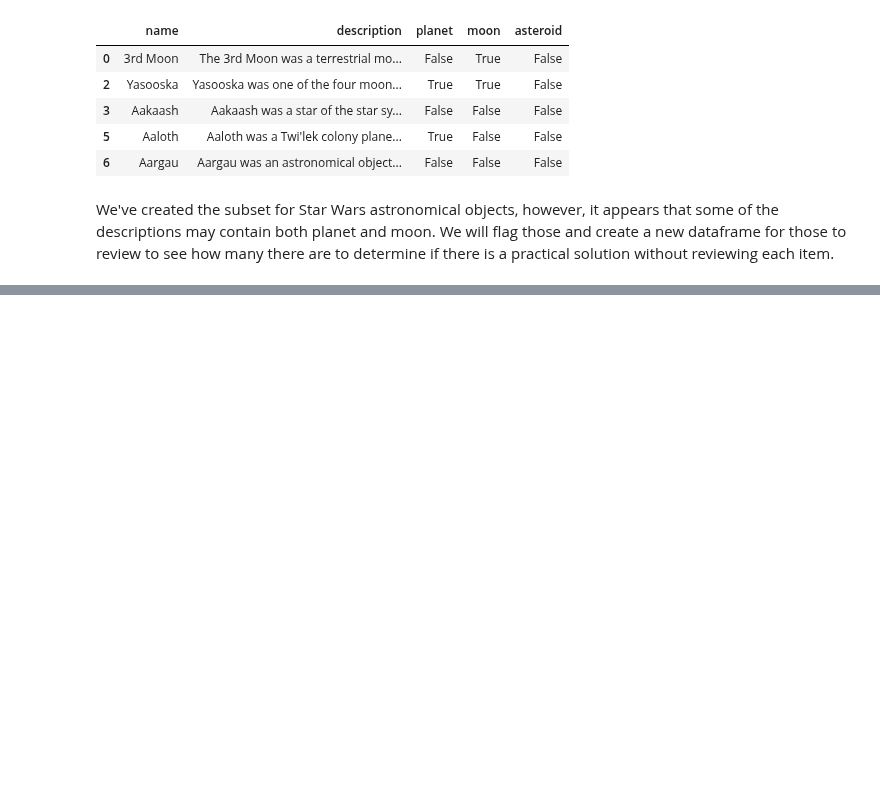
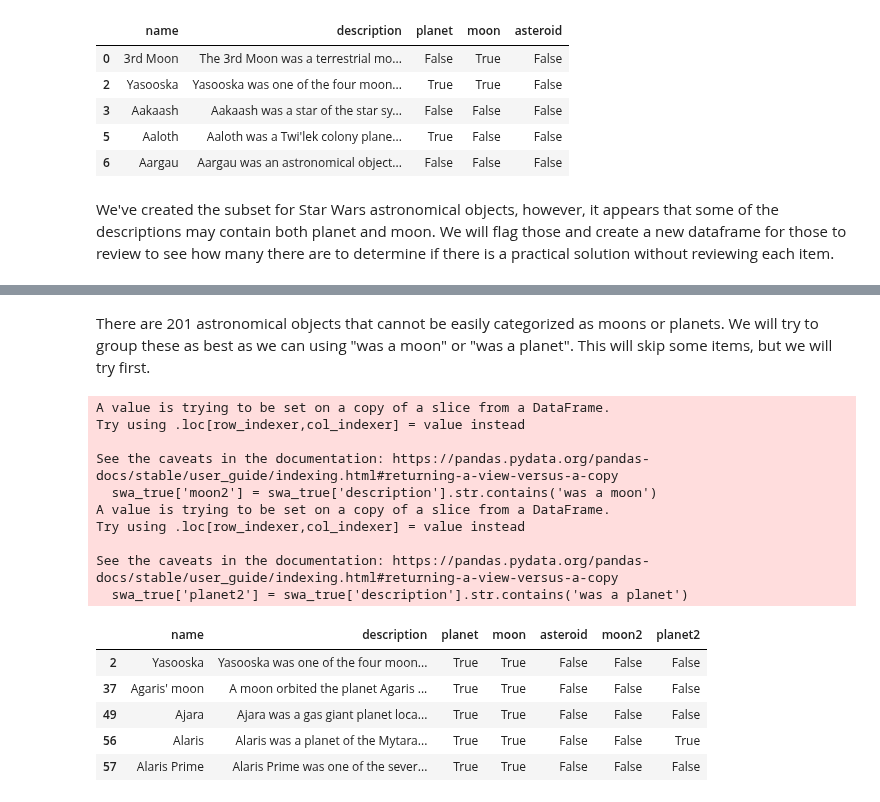
Before and after one commit to wesiswes629/wookiestapi, a Jupyter notebook: notebooks/all_astro.ipynb, the cells around one changed output, grey strips where cells are left out. Cells and saved outputs as stored; diff of their text form; code cells hidden in the pictures; blank space fills up the shorter version.

```diff
--- a/notebooks/all_astro.ipynb
+++ b/notebooks/all_astro.ipynb
@@ -254,0 +263,30 @@ memory usage: 5.3+ KB
+# %% [markdown]
+There are 201 astronomical objects that cannot be easily categorized as moons or planets.  We will try to group these as best as we can using "was a moon" or "was a planet".  This will skip some items, but we will try first.
+# %%
+# We will try to see if we can find moons with "was a moon"
+
+swa_true['moon2'] = swa_true['description'].str.contains('was a moon')
+
+# We will try to see if we can find planets with "was a planet"ArithmeticError
+
+swa_true['planet2'] = swa_true['description'].str.contains('was a planet')
+
+# view updated dataframe
+swa_true.head()
+# %% [output]
+A value is trying to be set on a copy of a slice from a DataFrame.
+Try using .loc[row_indexer,col_indexer] = value instead
+
+See the caveats in the documentation: https://pandas.pydata.org/pandas-docs/stable/user_guide/indexing.html#returning-a-view-versus-a-copy
+  swa_true['moon2'] = swa_true['description'].str.contains('was a moon')
+A value is trying to be set on a copy of a slice from a DataFrame.
+Try using .loc[row_indexer,col_indexer] = value instead
+
+See the caveats in the documentation: https://pandas.pydata.org/pandas-docs/stable/user_guide/indexing.html#returning-a-view-versus-a-copy
+  swa_true['planet2'] = swa_true['description'].str.contains('was a planet')
+|  | name | description | planet | moon | asteroid | moon2 | planet2 |
+| 2 | Yasooska | Yasooska was one of the four moon... | True | True | False | False | False |
+| 37 | Agaris' moon | A moon orbited the planet Agaris ... | True | True | False | False | False |
+| 49 | Ajara | Ajara was a gas giant planet loca... | True | True | False | False | False |
+| 56 | Alaris | Alaris was a planet of the Mytara... | True | True | False | False | True |
+| 57 | Alaris Prime | Alaris Prime was one of the sever... | True | True | False | False | False |
```
Also changed, not shown: parts of 11 cells of this notebook.
